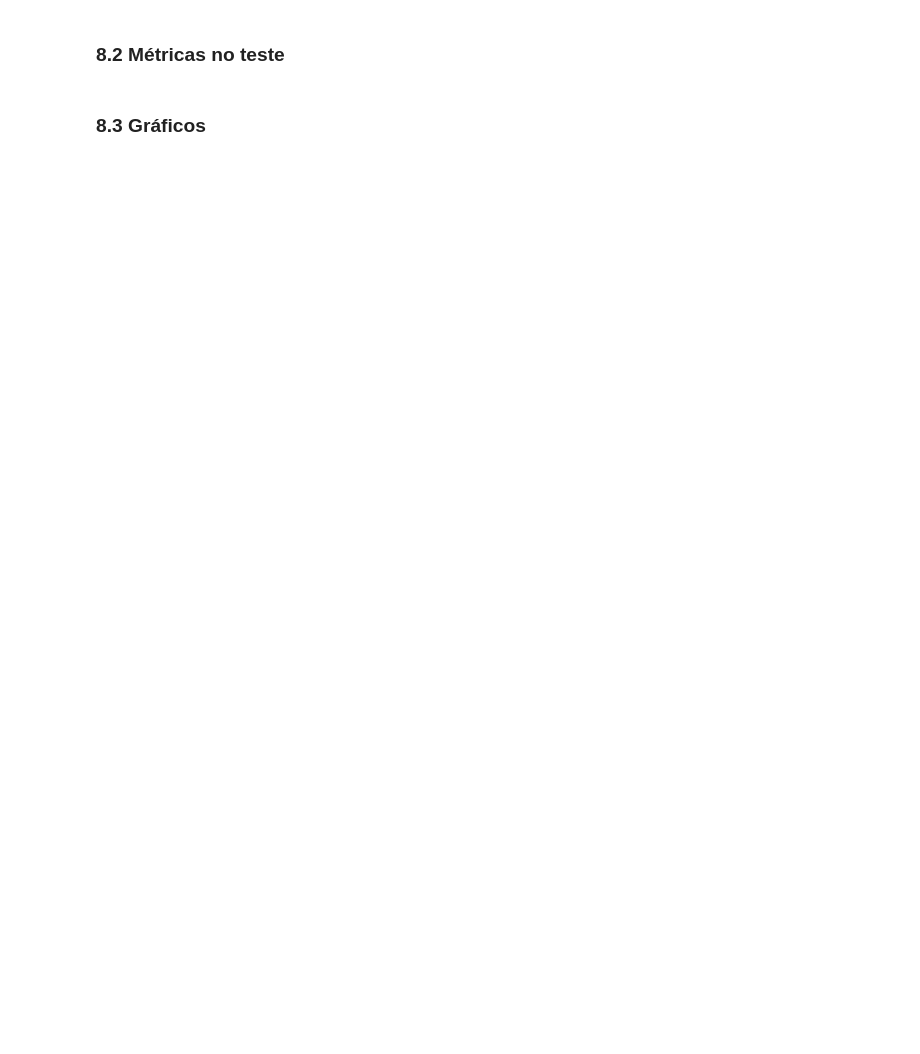
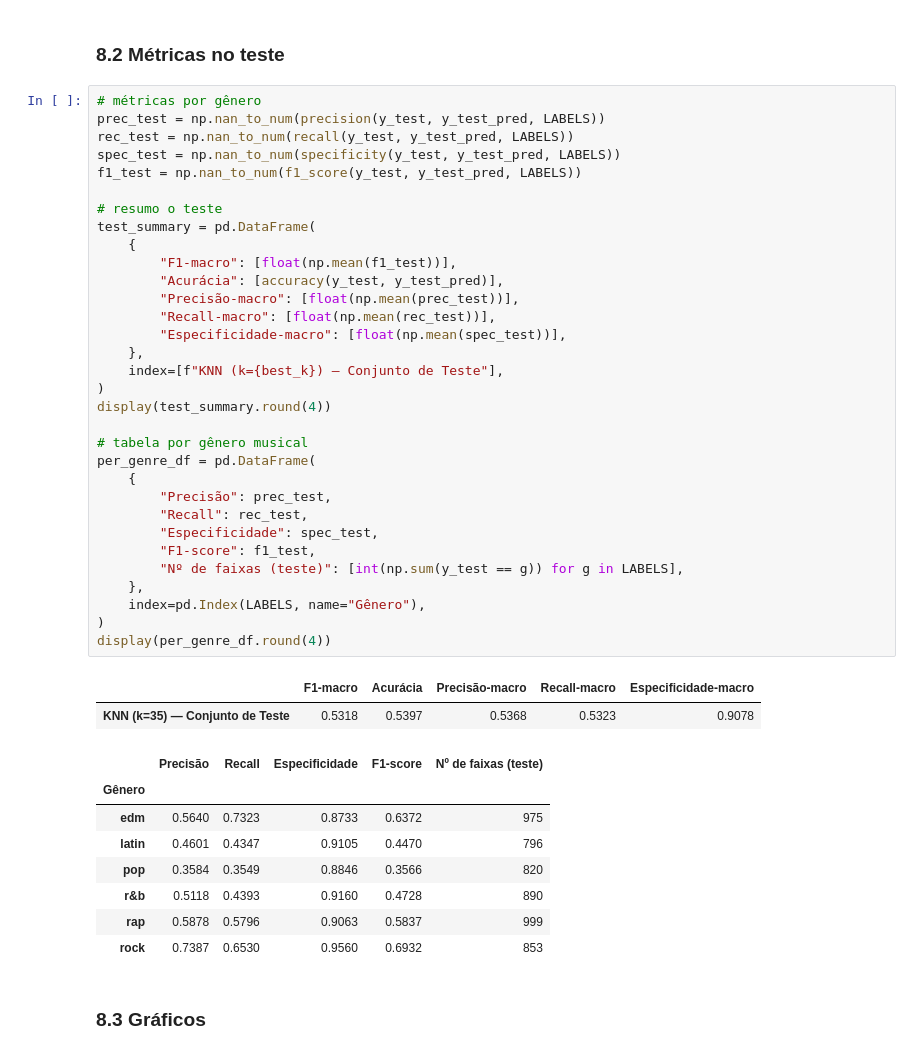
Before and after one commit to Machine-Learning-Name-in-progress/Classification-Pipeline, a Jupyter notebook: classification_pipeline_modelos.ipynb, the cells around one changed output. Saved outputs shown, nothing was run; the diff lists cells and outputs as text; blank space fills up the shorter version.

```diff
--- a/classification_pipeline_modelos.ipynb
+++ b/classification_pipeline_modelos.ipynb
@@ -866,4 +1062,47 @@ Cuidado pra não usar o treino.
 # %% [markdown]
 ### 8.2 Métricas no teste
+# %%
+# métricas por gênero
+prec_test = np.nan_to_num(precision(y_test, y_test_pred, LABELS))
+rec_test = np.nan_to_num(recall(y_test, y_test_pred, LABELS))
+spec_test = np.nan_to_num(specificity(y_test, y_test_pred, LABELS))
+f1_test = np.nan_to_num(f1_score(y_test, y_test_pred, LABELS))
+
+# resumo o teste
+test_summary = pd.DataFrame(
+    {
+        "F1-macro": [float(np.mean(f1_test))],
+        "Acurácia": [accuracy(y_test, y_test_pred)],
+        "Precisão-macro": [float(np.mean(prec_test))],
+        "Recall-macro": [float(np.mean(rec_test))],
+        "Especificidade-macro": [float(np.mean(spec_test))],
+    },
+    index=[f"KNN (k={best_k}) — Conjunto de Teste"],
+)
+display(test_summary.round(4))
+
+# tabela por gênero musical
+per_genre_df = pd.DataFrame(
+    {
+        "Precisão": prec_test,
+        "Recall": rec_test,
+        "Especificidade": spec_test,
+        "F1-score": f1_test,
+        "Nº de faixas (teste)": [int(np.sum(y_test == g)) for g in LABELS],
+    },
+    index=pd.Index(LABELS, name="Gênero"),
+)
+display(per_genre_df.round(4))
+# %% [output]
+|  | F1-macro | Acurácia | Precisão-macro | Recall-macro | Especificidade-macro |
+| KNN (k=35) — Conjunto de Teste | 0.5318 | 0.5397 | 0.5368 | 0.5323 | 0.9078 |
+|  | Precisão | Recall | Especificidade | F1-score | Nº de faixas (teste) |
+| Gênero |  |  |  |  |  |
+| edm | 0.5640 | 0.7323 | 0.8733 | 0.6372 | 975 |
+| latin | 0.4601 | 0.4347 | 0.9105 | 0.4470 | 796 |
+| pop | 0.3584 | 0.3549 | 0.8846 | 0.3566 | 820 |
+| r&b | 0.5118 | 0.4393 | 0.9160 | 0.4728 | 890 |
+| rap | 0.5878 | 0.5796 | 0.9063 | 0.5837 | 999 |
+| rock | 0.7387 | 0.6530 | 0.9560 | 0.6932 | 853 |
 # %% [markdown]
 ### 8.3 Gráficos
```
Also changed, not shown: parts of 27 cells of this notebook.
